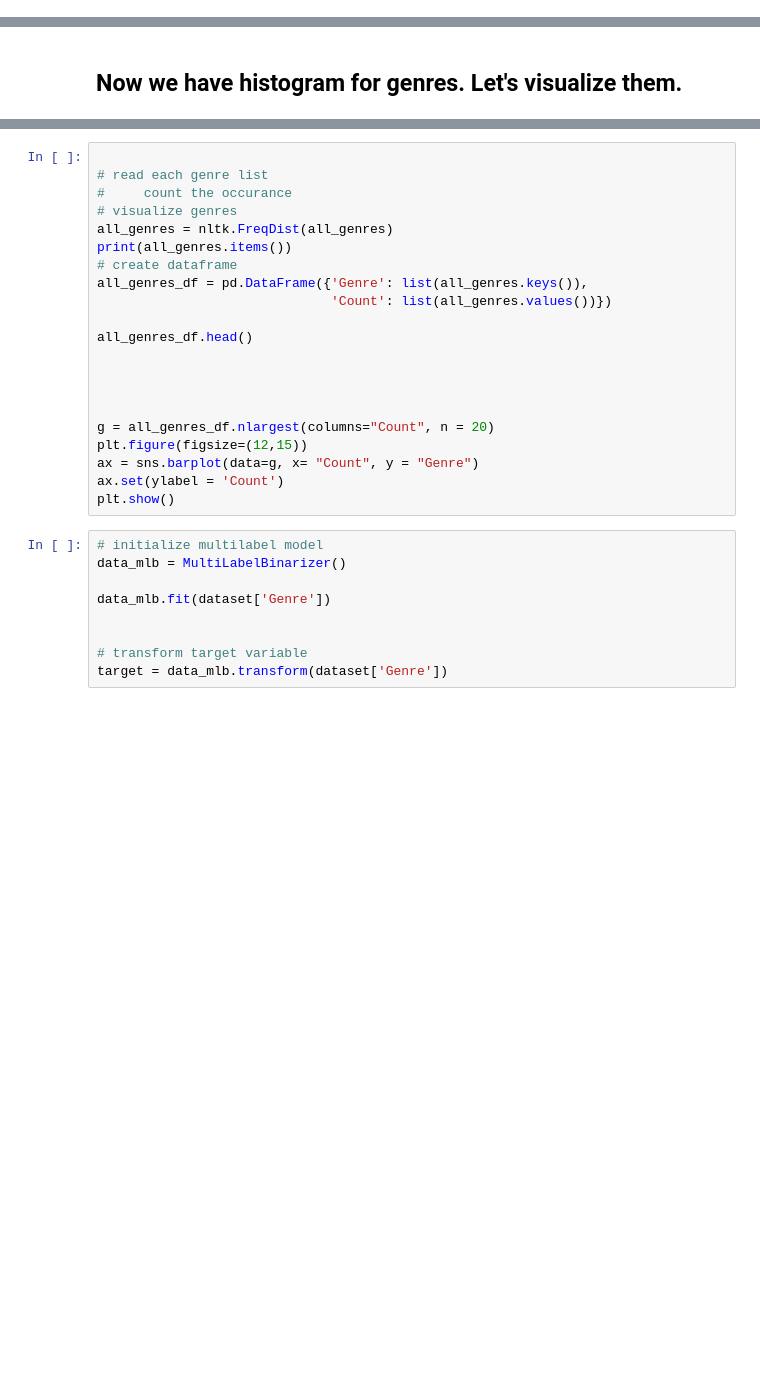
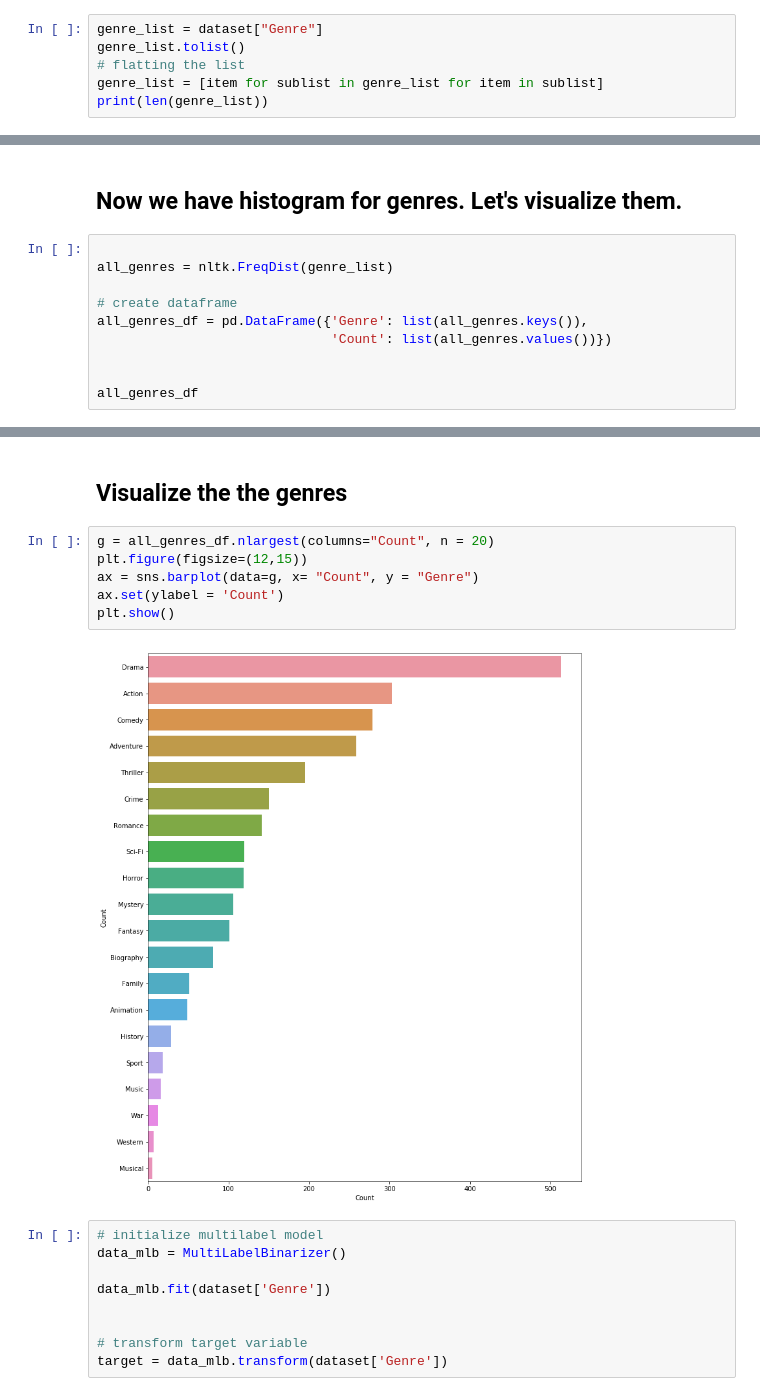
Before and after one commit to jamiejamiebobamie/DS-2.1-ML-Challenges, a Jupyter notebook: final_project/classifying_movie_genres.ipynb, the cells around one changed output, grey strips where cells are left out. Saved outputs shown, nothing was run; the diff lists cells and outputs as text; blank space fills up the shorter version.

Commit message:
[visualized] genres finally

```diff
--- a/final_project/classifying_movie_genres.ipynb
+++ b/final_project/classifying_movie_genres.ipynb
@@ -181,0 +162,6 @@ Name: Genre, Length: 1000, dtype: object>
+# %%
+genre_list = dataset["Genre"]
+genre_list.tolist()
+# flatting the list
+genre_list = [item for sublist in genre_list for item in sublist]
+print(len(genre_list))
@@ -182,2 +170,12 @@ Name: Genre, Length: 1000, dtype: object>
 # %% [markdown]
 ## Now we have histogram for genres. Let's visualize them.
+# %%
+
+all_genres = nltk.FreqDist(genre_list)
+
+# create dataframe
+all_genres_df = pd.DataFrame({'Genre': list(all_genres.keys()),
+                              'Count': list(all_genres.values())})
+
+
+all_genres_df
@@ -184,24 +200,13 @@ Name: Genre, Length: 1000, dtype: object>
+# %% [markdown]
+## Visualize the the genres
 # %%
-
-# read each genre list
-#     count the occurance
-# visualize genres
-all_genres = nltk.FreqDist(all_genres)
-print(all_genres.items())
-# create dataframe
-all_genres_df = pd.DataFrame({'Genre': list(all_genres.keys()),
-                              'Count': list(all_genres.values())})
-
-all_genres_df.head()
-
-
-
-
 g = all_genres_df.nlargest(columns="Count", n = 20)
 plt.figure(figsize=(12,15))
 ax = sns.barplot(data=g, x= "Count", y = "Genre")
 ax.set(ylabel = 'Count')
 plt.show()
+# %% [output]
+[figure, added]
 # %%
 # initialize multilabel model
 data_mlb = MultiLabelBinarizer()
```
Also changed, not shown: parts of 3 cells of this notebook.
